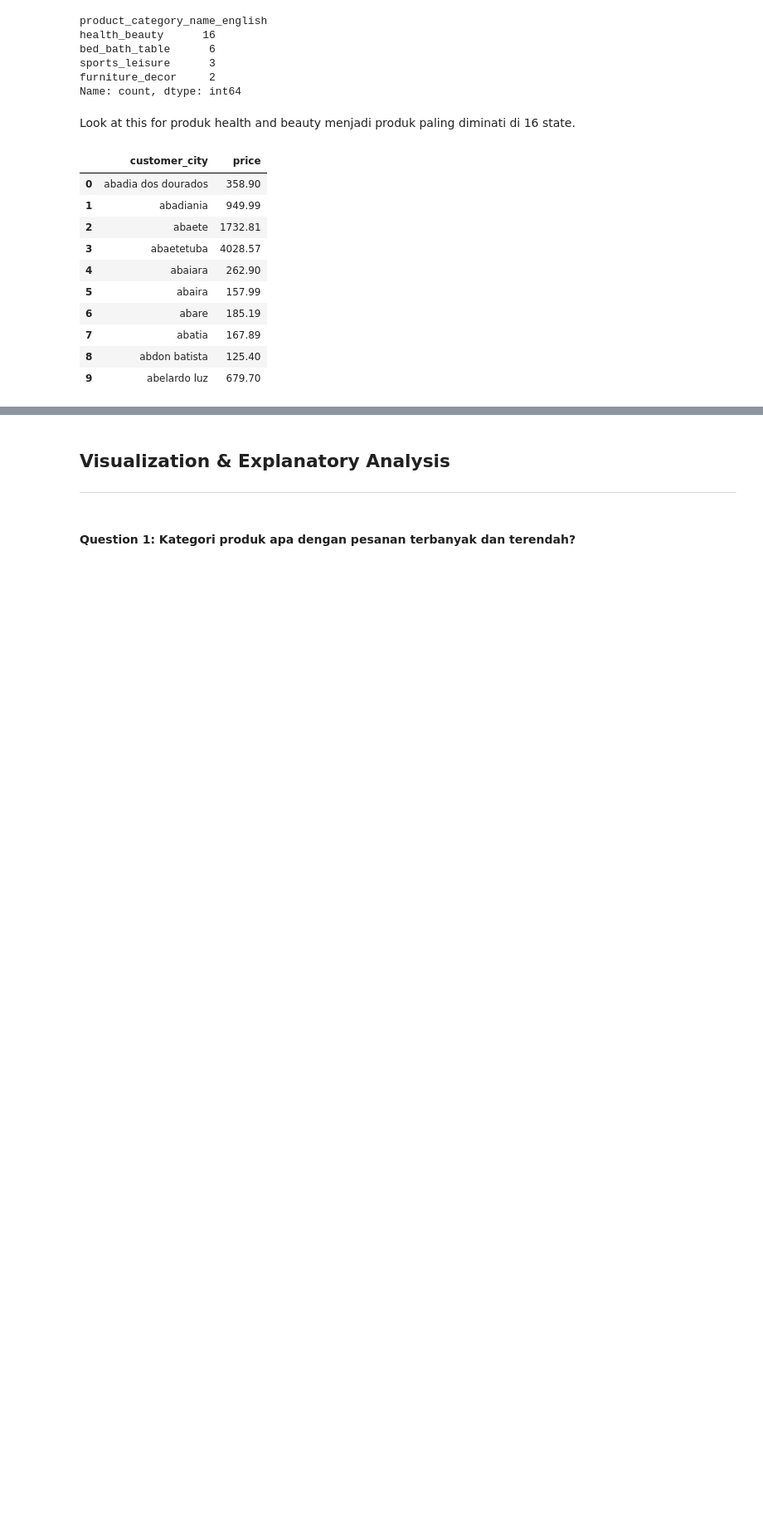
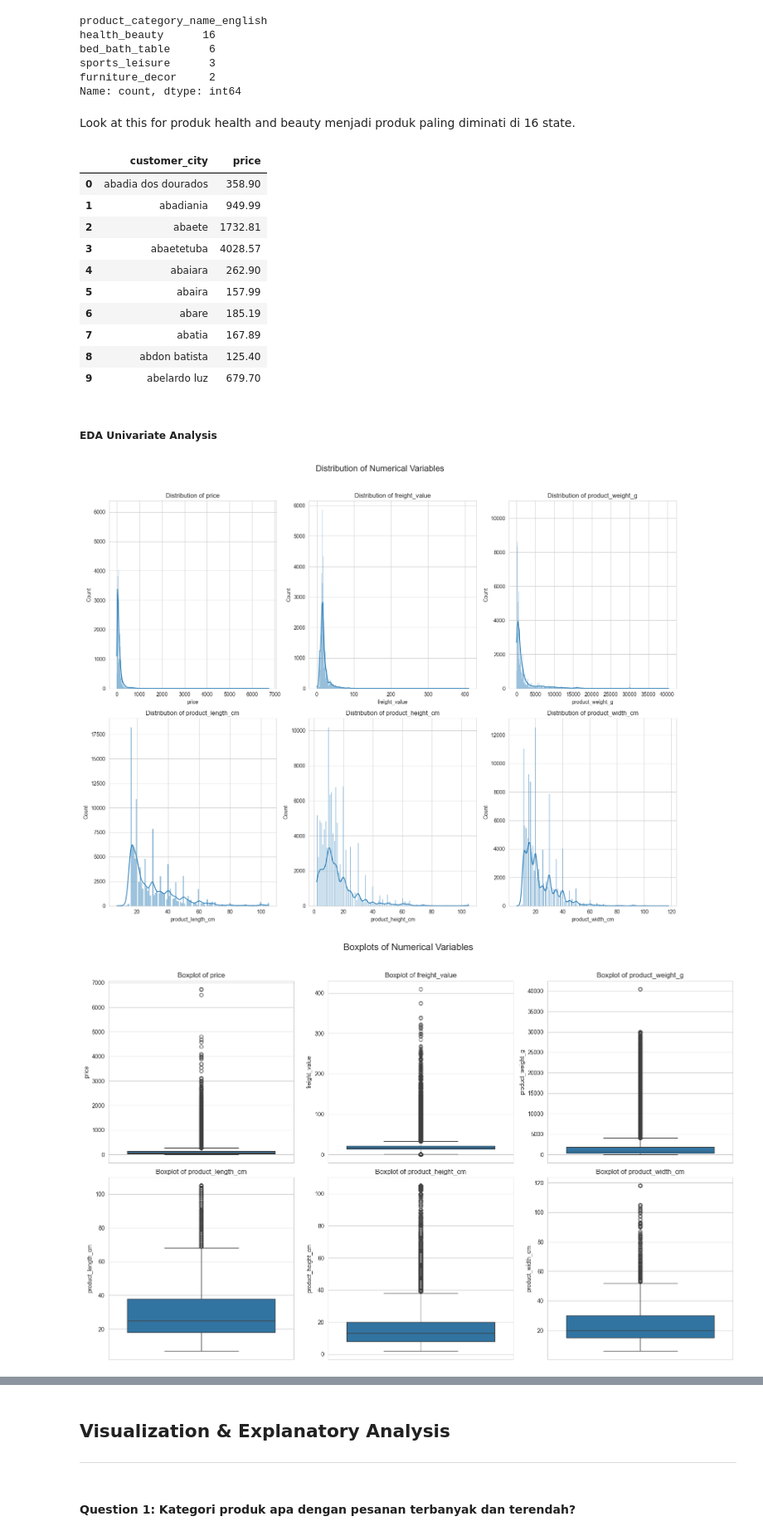
Before and after one commit to royanrosyad85/E-commerce-Data-Geospatial_Analysis, a Jupyter notebook: notebook.ipynb, the cells around one changed output, grey strips where cells are left out. Shown at 83% size. Drawn from its saved outputs; the diff is of its cells as text; code cells hidden in the pictures; blank space fills up the shorter version.

Commit message:
Add EDA Bivariate, Univariate Analysis

```diff
--- a/notebook.ipynb
+++ b/notebook.ipynb
@@ -912,3 +912,38 @@ city_payment_sum.head(10)
 | 7 | abatia | 167.89 |
 | 8 | abdon batista | 125.40 |
 | 9 | abelardo luz | 679.70 |
+# %% [markdown]
+##### EDA Univariate Analysis
+# %%
+# EDA Univariate - Numerical Variables
+plt.figure(figsize=(16, 12))
+
+# Create a list of numerical columns to analyze
+numerical_cols = ['price', 'freight_value', 'product_weight_g',
+                 'product_length_cm', 'product_height_cm', 'product_width_cm']
+
+# Plot histograms for each numerical variable
+for i, column in enumerate(numerical_cols):
+    plt.subplot(2, 3, i+1)
+    sns.histplot(all_data[column], kde=True)
+    plt.title(f'Distribution of {column}')
+    plt.tight_layout()
+
+plt.suptitle('Distribution of Numerical Variables', y=1.02, fontsize=16)
+plt.tight_layout()
+plt.show()
+
+# Box plots to check for outliers
+plt.figure(figsize=(16, 10))
+for i, column in enumerate(numerical_cols):
+    plt.subplot(2, 3, i+1)
+    sns.boxplot(y=all_data[column])
+    plt.title(f'Boxplot of {column}')
+    plt.tight_layout()
+
+plt.suptitle('Boxplots of Numerical Variables', y=1.02, fontsize=16)
+plt.tight_layout()
+plt.show()
+# %% [output]
+[figure, added]
+[figure, added]
```
Also changed, not shown: parts of 7 cells of this notebook.
